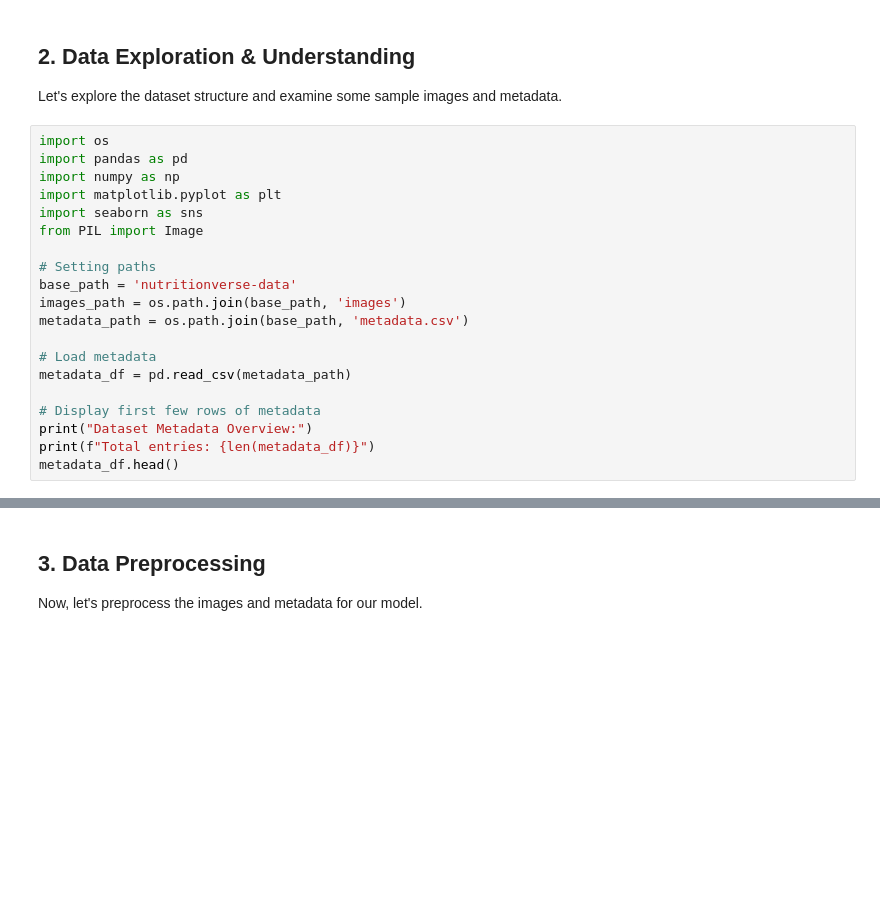
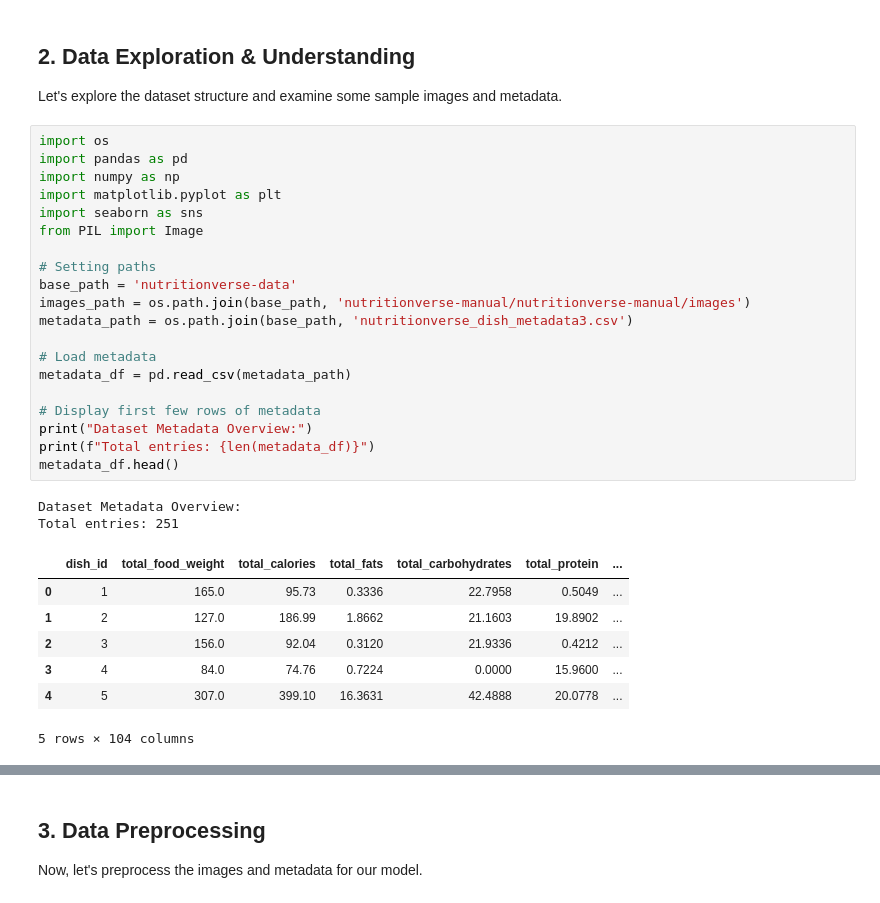
Before and after one commit to RayWP/FoodDetection, a Jupyter notebook: food_calorie_prediction.ipynb, the cells around one changed output, grey strips where cells are left out. Cells and saved outputs as stored; diff of their text form; blank space fills up the shorter version.

```diff
--- a/food_calorie_prediction.ipynb
+++ b/food_calorie_prediction.ipynb
@@ -63,23 +60,33 @@ Let's explore the dataset structure and examine some sample images and metadata.
 # %%
 import os
 import pandas as pd
 import numpy as np
 import matplotlib.pyplot as plt
 import seaborn as sns
 from PIL import Image
 
 # Setting paths
 base_path = 'nutritionverse-data'
-images_path = os.path.join(base_path, 'images')
-metadata_path = os.path.join(base_path, 'metadata.csv')
+images_path = os.path.join(base_path, 'nutritionverse-manual/nutritionverse-manual/images')
+metadata_path = os.path.join(base_path, 'nutritionverse_dish_metadata3.csv')
 
 # Load metadata
 metadata_df = pd.read_csv(metadata_path)
 
 # Display first few rows of metadata
 print("Dataset Metadata Overview:")
 print(f"Total entries: {len(metadata_df)}")
 metadata_df.head()
+# %% [output]
+Dataset Metadata Overview:
+Total entries: 251
+|  | dish_id | total_food_weight | total_calories | total_fats | total_carbohydrates | total_protein | ... |
+| 0 | 1 | 165.0 | 95.73 | 0.3336 | 22.7958 | 0.5049 | ... |
+| 1 | 2 | 127.0 | 186.99 | 1.8662 | 21.1603 | 19.8902 | ... |
+| 2 | 3 | 156.0 | 92.04 | 0.3120 | 21.9336 | 0.4212 | ... |
+| 3 | 4 | 84.0 | 74.76 | 0.7224 | 0.0000 | 15.9600 | ... |
+| 4 | 5 | 307.0 | 399.10 | 16.3631 | 42.4888 | 20.0778 | ... |
+5 rows × 104 columns
 # %%
 # Exploring the distribution of food types and nutritional values
 plt.figure(figsize=(12, 5))
```
Also changed, not shown: parts of 3 cells of this notebook.
